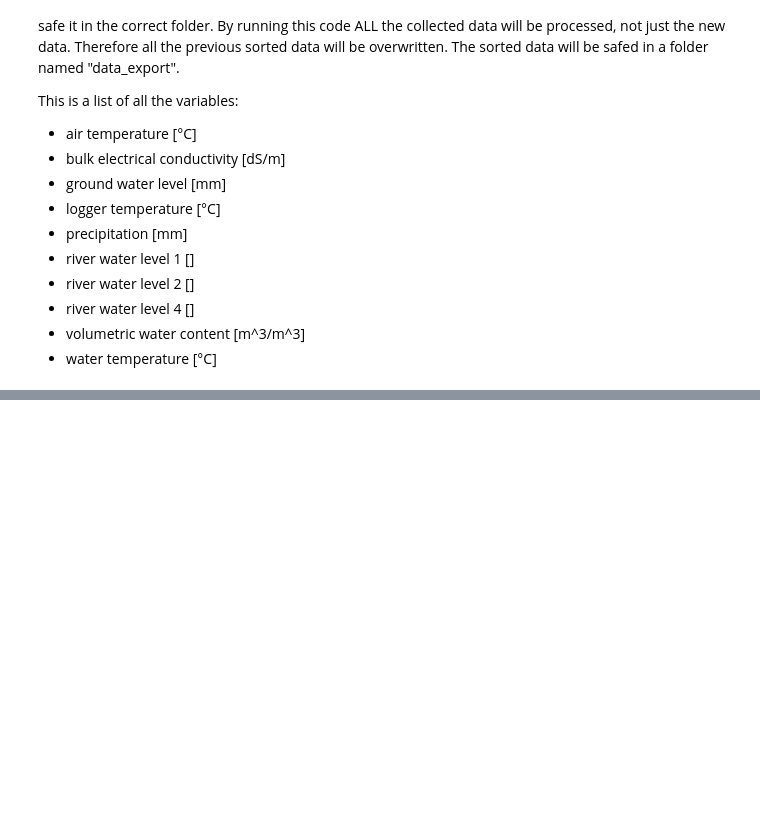
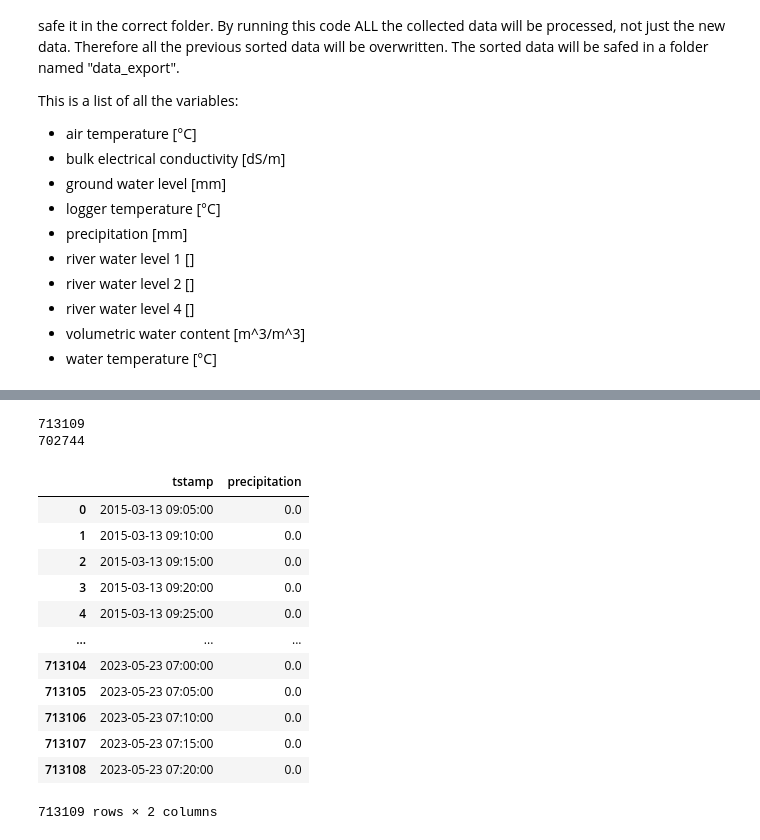
Before and after one commit to VForWaTer/scripts, a Jupyter notebook: buehlot/data_preprocessing.ipynb, the cells around one changed output, grey strips where cells are left out. Cells and saved outputs as stored; diff of their text form; code cells hidden in the pictures; blank space fills up the shorter version.

Commit message:
check for duplicates and safe them in a seperate folder

```diff
--- a/buehlot/data_preprocessing.ipynb
+++ b/buehlot/data_preprocessing.ipynb
@@ -704,0 +824,23 @@ for filename in FILENAMES_RWL_4:
+# %%
+df = pd.read_csv('data/data_duplicates/Schafhof_precipitation.csv')
+print(len(df['tstamp']))
+print(len(set(df['tstamp'])))
+# %% [output]
+713109
+702744
+# %%
+pd.read_csv('data/data_duplicates/Schafhof_precipitation.csv')
+# %% [output]
+|  | tstamp | precipitation |
+| 0 | 2015-03-13 09:05:00 | 0.0 |
+| 1 | 2015-03-13 09:10:00 | 0.0 |
+| 2 | 2015-03-13 09:15:00 | 0.0 |
+| 3 | 2015-03-13 09:20:00 | 0.0 |
+| 4 | 2015-03-13 09:25:00 | 0.0 |
+| ... | ... | ... |
+| 713104 | 2023-05-23 07:00:00 | 0.0 |
+| 713105 | 2023-05-23 07:05:00 | 0.0 |
+| 713106 | 2023-05-23 07:10:00 | 0.0 |
+| 713107 | 2023-05-23 07:15:00 | 0.0 |
+| 713108 | 2023-05-23 07:20:00 | 0.0 |
+713109 rows × 2 columns
```
Also changed, not shown: parts of 6 cells of this notebook.
